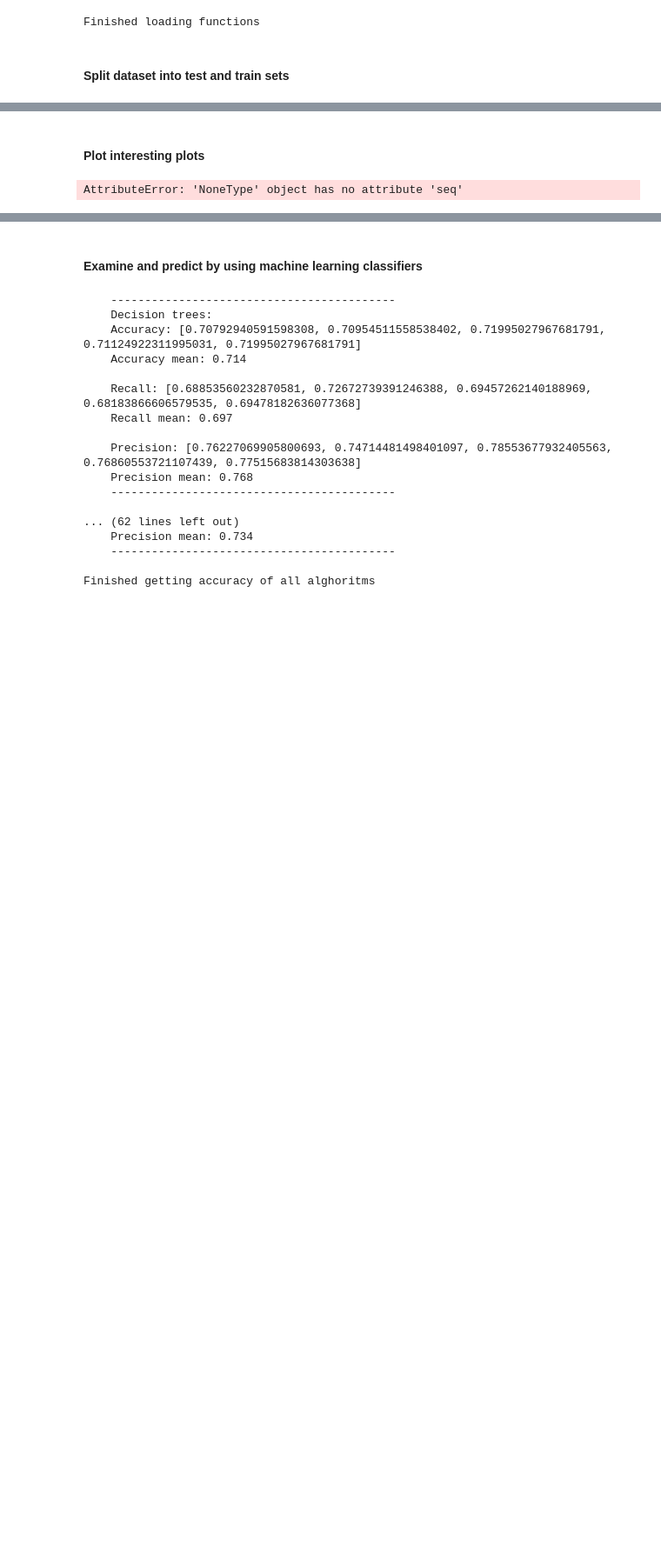
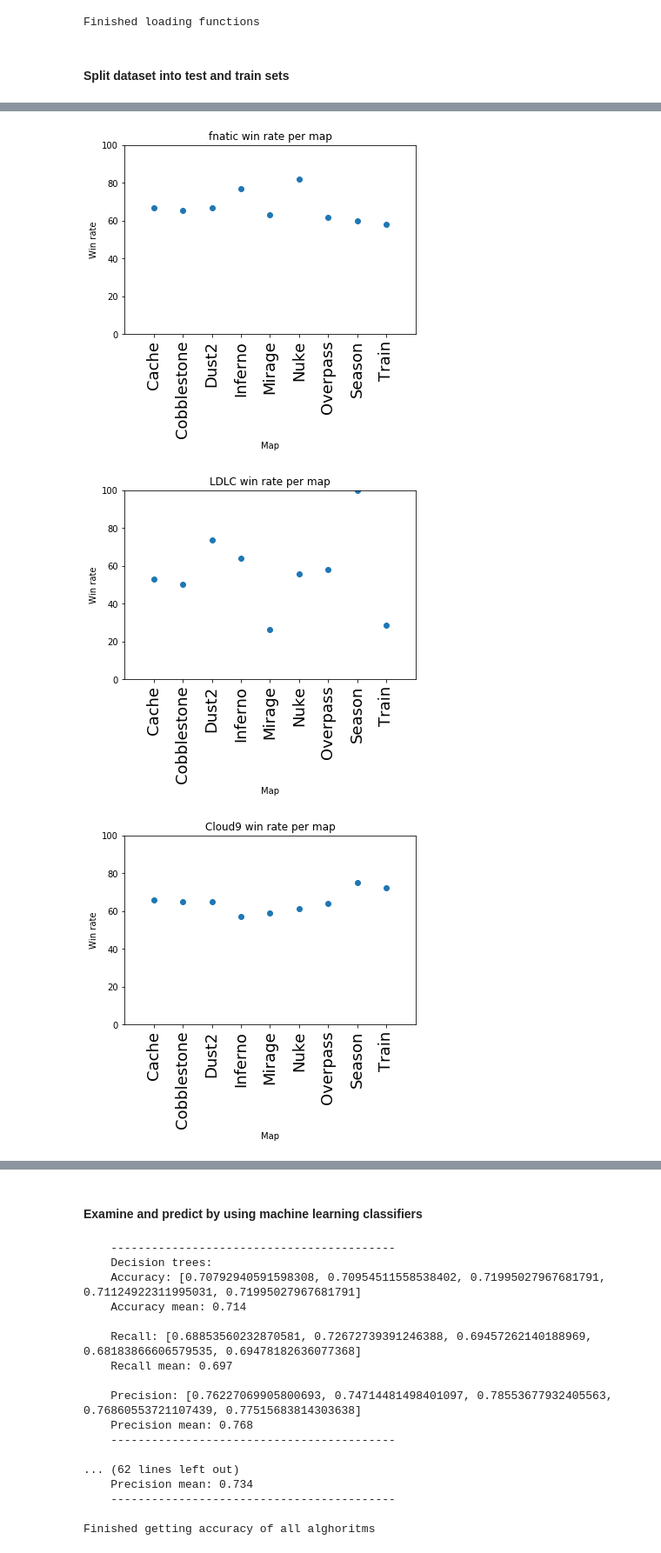
Before and after one commit to jordyvanvorselen/machine-learning, a Jupyter notebook: machine-learning.ipynb, the cells around one changed output, grey strips where cells are left out. Shown at 87% size. Cells and saved outputs as stored; diff of their text form; code cells hidden in the pictures; blank space fills up the shorter version.

```diff
--- a/machine-learning.ipynb
+++ b/machine-learning.ipynb
@@ -24,6 +25,7 @@ Finished loading libraries and imports
 # %% [markdown]
 #### Loading and merging the data
 # %%
+le = preprocessing.LabelEncoder()
 df_matches = pd.read_csv(
     'data/matchResults.csv').merge(pd.read_csv('data/matchLineups.csv'), on='Match ID')
 df_statistics = pd.read_csv('data/playerStats.csv')
@@ -184,25 +213,9 @@ Finished splitting test and train data
-# %% [markdown]
-#### Plot interesting plots
-# %%
-def plot_team_winrates(team_id, team_name):
-    maps = ['Nuke', 'Dust2', 'Inferno', 'Cobblestone', 'Overpass', 'Mirage', 'Cache']
-    winrate_per_map = {}
-
-    for _map in maps:
-        winrate_per_map[_map] = calculate_winrate_for_team_on_map(df_final_data, team_id, _map)
-
-    fig, ax = plt.subplots(1,1)
-
-    plt.title(team_name + ' win rate per map')
-    plt.xlabel('Map')
-    plt.ylabel('Win rate')
-    plt.ylim(0, 100)
-    plt.xlim(-1, len(maps))
-    ax.scatter([1, 2, 3, 4, 5, 6, 7], winrate_per_map.values(), alpha=1)
-    ax.set_xticks(winrate_per_map.keys())
-    ax.set_xticklabels(winrate_per_map.keys(), rotation='vertical', fontsize=18)
-    plt.show()
-# %%
-plot_team_winrates(4991, 'fnatic')
-# %% [output]
-AttributeError: 'NoneType' object has no attribute 'seq'
+# %%
+plot_team_winrates(4991, 'fnatic')
+plot_team_winrates(4674, 'LDLC')
+plot_team_winrates(5752, 'Cloud9')
+plot_team_winrates(4494, 'mousesports')
+# %% [output]
+[figure, added]
+[figure, added]
+[figure, added]
```
Also changed, not shown: parts of 7 cells of this notebook.
